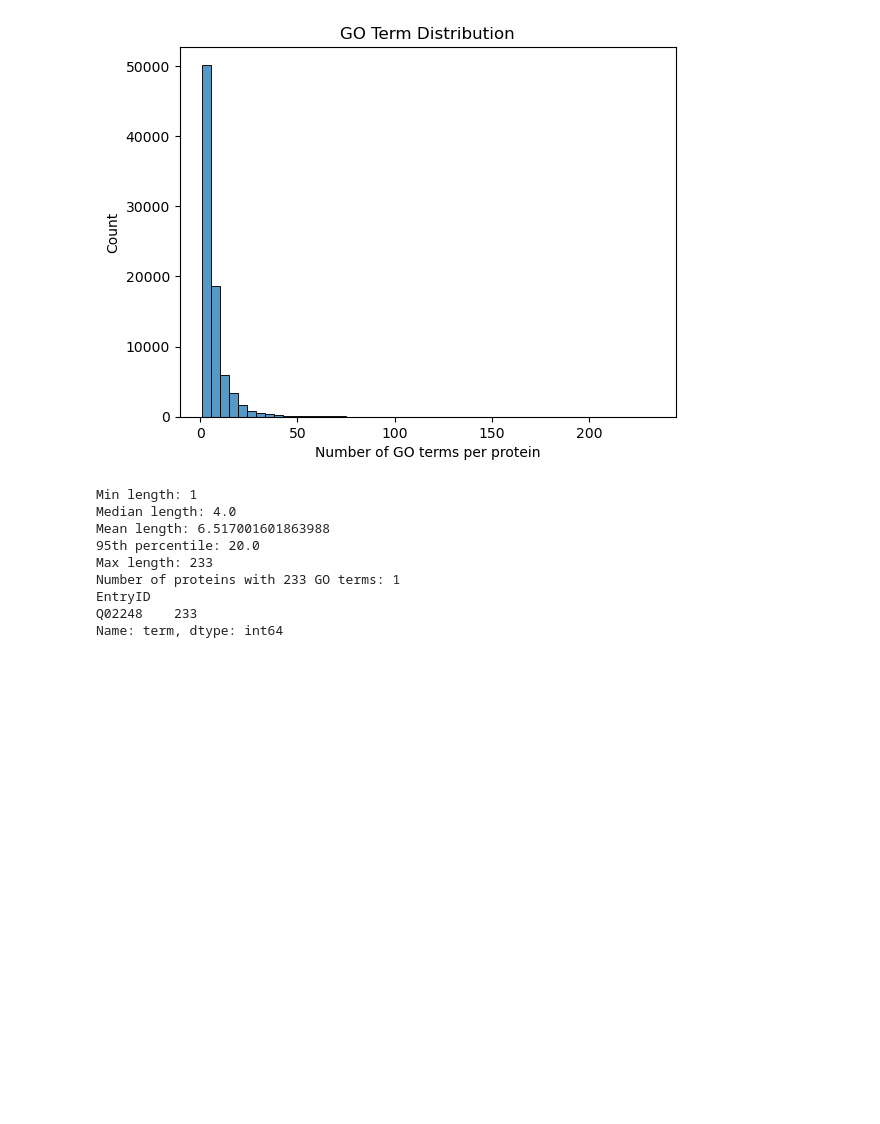
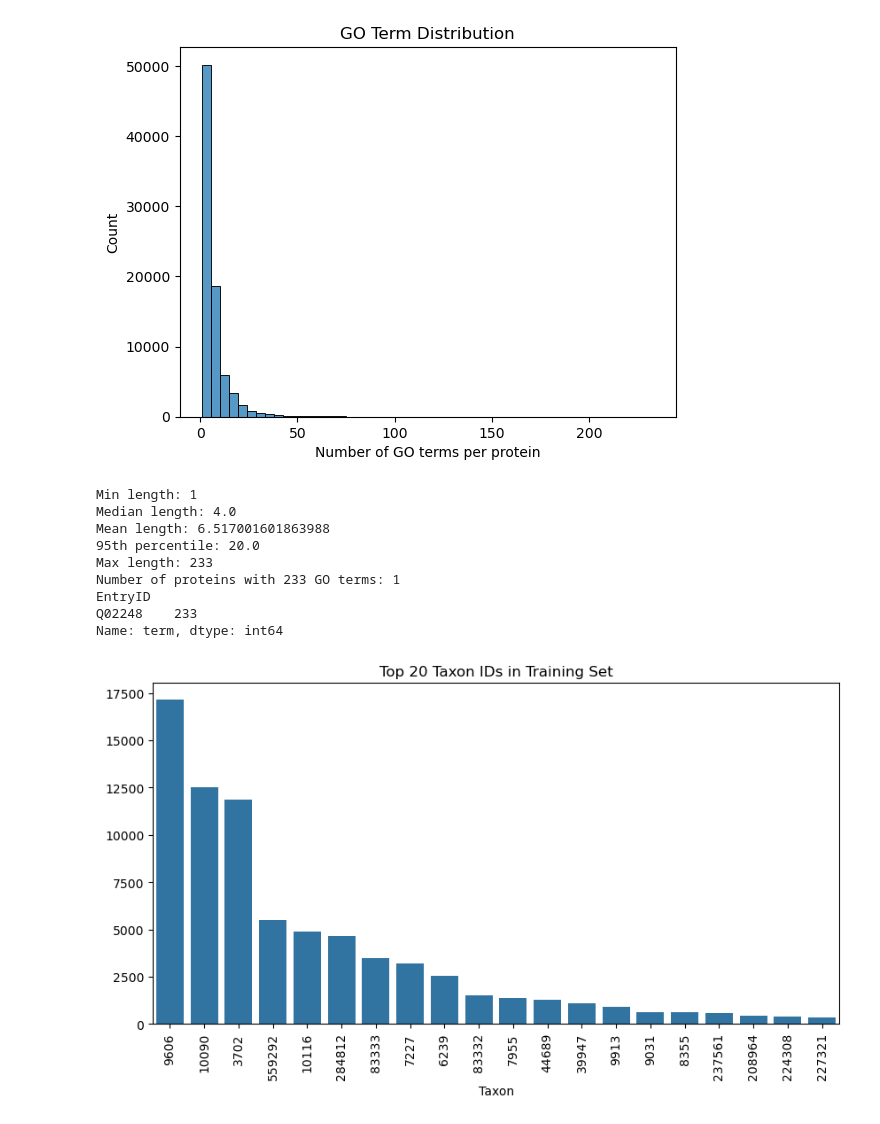
Before and after one commit to cerealhugger/cafa6-protein-function-analysis, a Jupyter notebook: data_analysis.ipynb, the cells around one changed output. Cells and saved outputs as stored; diff of their text form; code cells hidden in the pictures; blank space fills up the shorter version.

```diff
--- a/data_analysis.ipynb
+++ b/data_analysis.ipynb
@@ -193,3 +194,12 @@ Number of proteins with 233 GO terms: 1
 EntryID
 Q02248    233
 Name: term, dtype: int64
+# %%
+tax_counts = train_taxonomy['Taxon'].value_counts().head(20)
+plt.figure(figsize=(10,5))
+sns.barplot(x=tax_counts.index.astype(str), y=tax_counts.values)
+plt.xticks(rotation=90)
+plt.title("Top 20 Taxon IDs in Training Set")
+plt.show()
+# %% [output]
+[figure, added]
```
Also changed, not shown: parts of 13 cells of this notebook.
